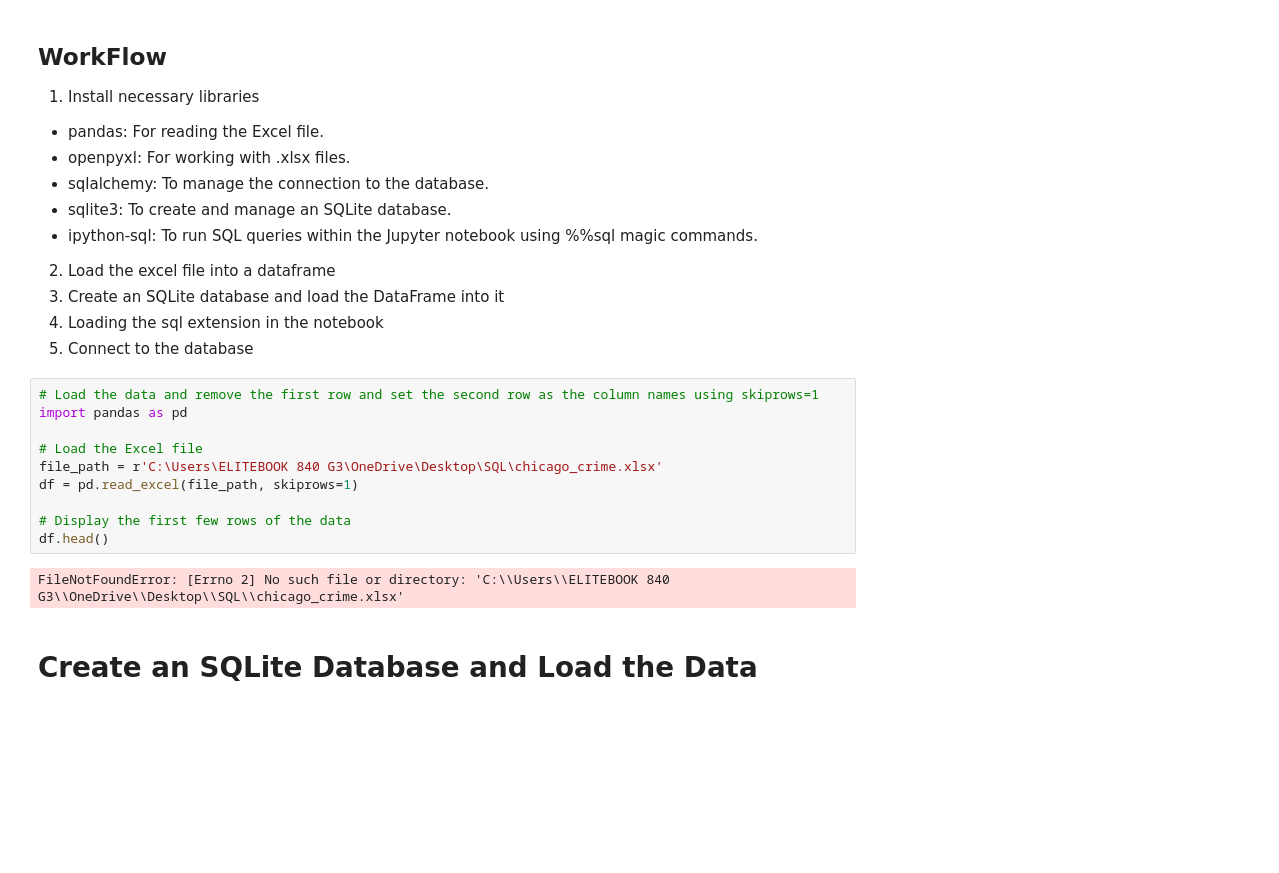
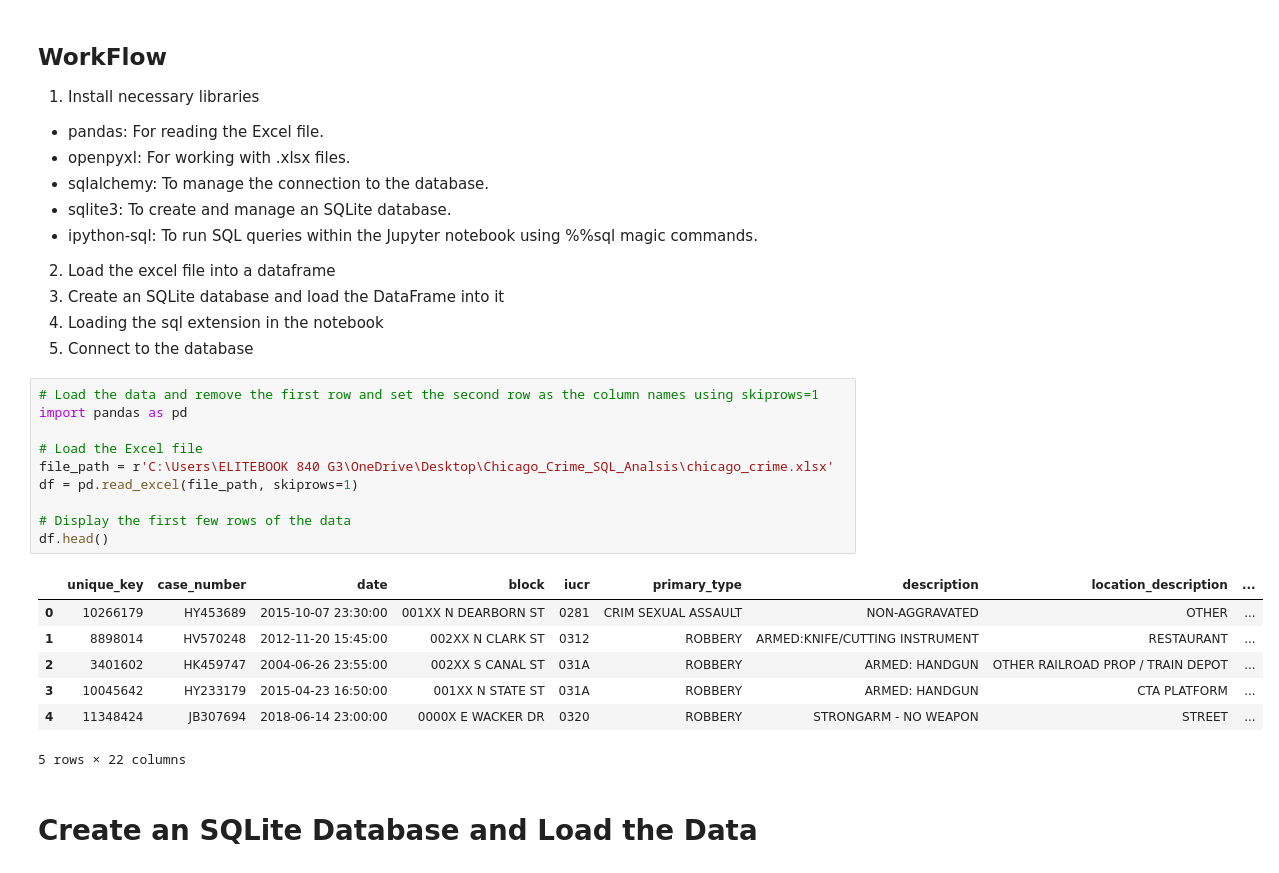
Before and after one commit to LaurineNgairah/Chicago-Crime-Analysis-using-SQL, a Jupyter notebook: Chicago_Crime.ipynb, the cells around one changed output. Cells and saved outputs as stored; diff of their text form; blank space fills up the shorter version.

Commit message:
Error Rectification

```diff
--- a/Chicago_Crime.ipynb
+++ b/Chicago_Crime.ipynb
@@ -17,15 +17,21 @@ This project explores crime trends in Chicago through SQL queries to uncover key
 # %%
 # Load the data and remove the first row and set the second row as the column names using skiprows=1
 import pandas as pd
 
 # Load the Excel file
-file_path = r'C:\Users\ELITEBOOK 840 G3\OneDrive\Desktop\SQL\chicago_crime.xlsx'
+file_path = r'C:\Users\ELITEBOOK 840 G3\OneDrive\Desktop\Chicago_Crime_SQL_Analsis\chicago_crime.xlsx'
 df = pd.read_excel(file_path, skiprows=1)
 
 # Display the first few rows of the data
 df.head()
 # %% [output]
+|  | unique_key | case_number | date | block | iucr | primary_type | description | location_description | ... |
+| 0 | 10266179 | HY453689 | 2015-10-07 23:30:00 | 001XX N DEARBORN ST | 0281 | CRIM SEXUAL ASSAULT | NON-AGGRAVATED | OTHER | ... |
+| 1 | 8898014 | HV570248 | 2012-11-20 15:45:00 | 002XX N CLARK ST | 0312 | ROBBERY | ARMED:KNIFE/CUTTING INSTRUMENT | RESTAURANT | ... |
+| 2 | 3401602 | HK459747 | 2004-06-26 23:55:00 | 002XX S CANAL ST | 031A | ROBBERY | ARMED: HANDGUN | OTHER RAILROAD PROP / TRAIN DEPOT | ... |
+| 3 | 10045642 | HY233179 | 2015-04-23 16:50:00 | 001XX N STATE ST | 031A | ROBBERY | ARMED: HANDGUN | CTA PLATFORM | ... |
+| 4 | 11348424 | JB307694 | 2018-06-14 23:00:00 | 0000X E WACKER DR | 0320 | ROBBERY | STRONGARM - NO WEAPON | STREET | ... |
-FileNotFoundError: [Errno 2] No such file or directory: 'C:\\Users\\ELITEBOOK 840 G3\\OneDrive\\Desktop\\SQL\\chicago_crime.xlsx'
+5 rows × 22 columns
 # %% [markdown]
 # Create an SQLite Database and Load the Data
 # %%
```
Also changed, not shown: 1 other file.
